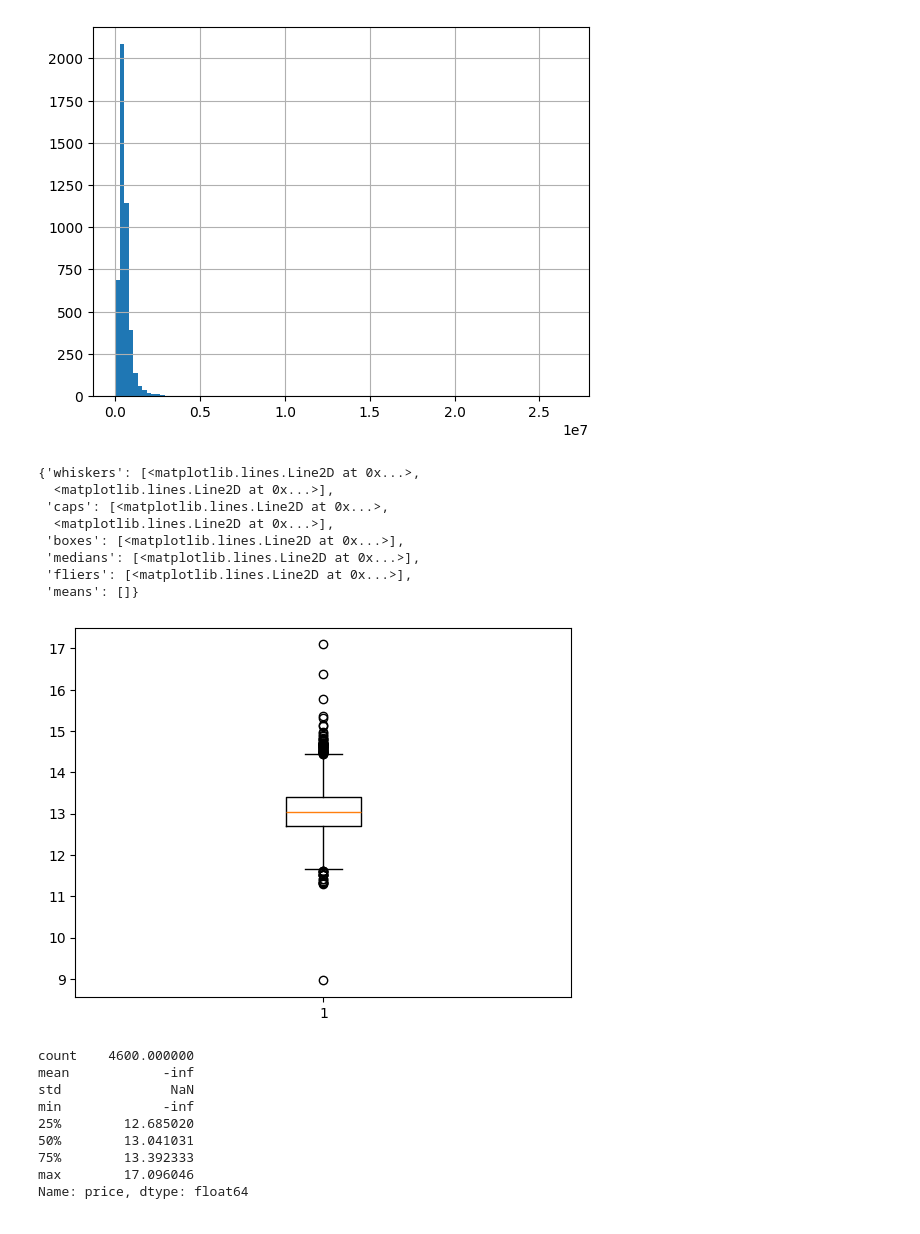
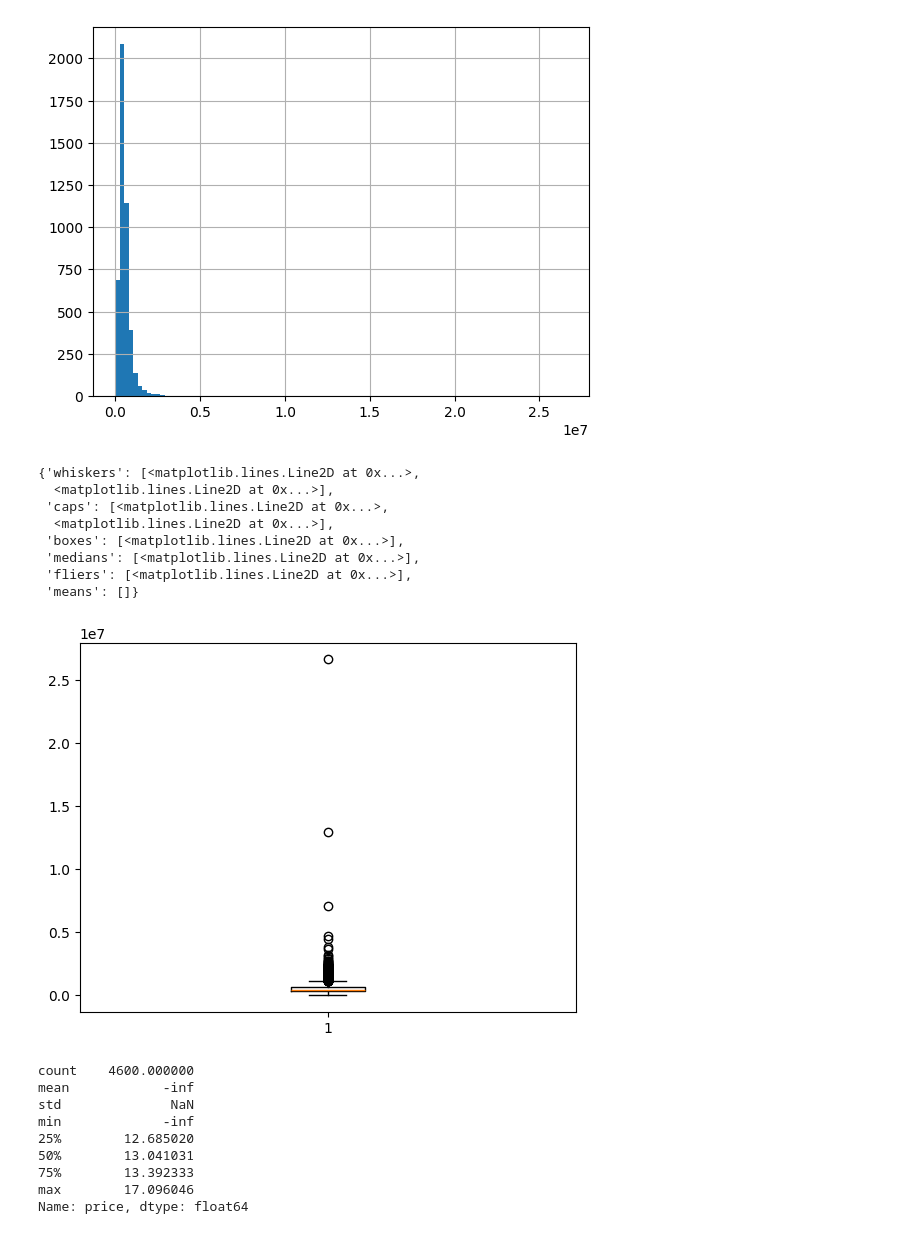
Before and after one commit to dmazilkin/Kaggle_House_price_prediction, a Jupyter notebook: main.ipynb, the cells around one changed output. Drawn from its saved outputs; the diff is of its cells as text; code cells hidden in the pictures.

```diff
--- a/main.ipynb
+++ b/main.ipynb
@@ -259,17 +271,17 @@ df_clean['price'].hist(bins=100)
 # %%
 # Let's check with boxplot
 
-plt.boxplot(df_test['price'])
+plt.boxplot(df_clean['price'])
 # %% [output]
 {'whiskers': [<matplotlib.lines.Line2D at 0x...>,
   <matplotlib.lines.Line2D at 0x...>],
  'caps': [<matplotlib.lines.Line2D at 0x...>,
   <matplotlib.lines.Line2D at 0x...>],
  'boxes': [<matplotlib.lines.Line2D at 0x...>],
  'medians': [<matplotlib.lines.Line2D at 0x...>],
  'fliers': [<matplotlib.lines.Line2D at 0x...>],
  'means': []}
-[figure, old version]
+[figure, new version]
 # %%
 df_test = df_clean.copy()
 df_test['price'] = np.log(df_test['price'])
```
Also changed, not shown: parts of 23 cells of this notebook.
